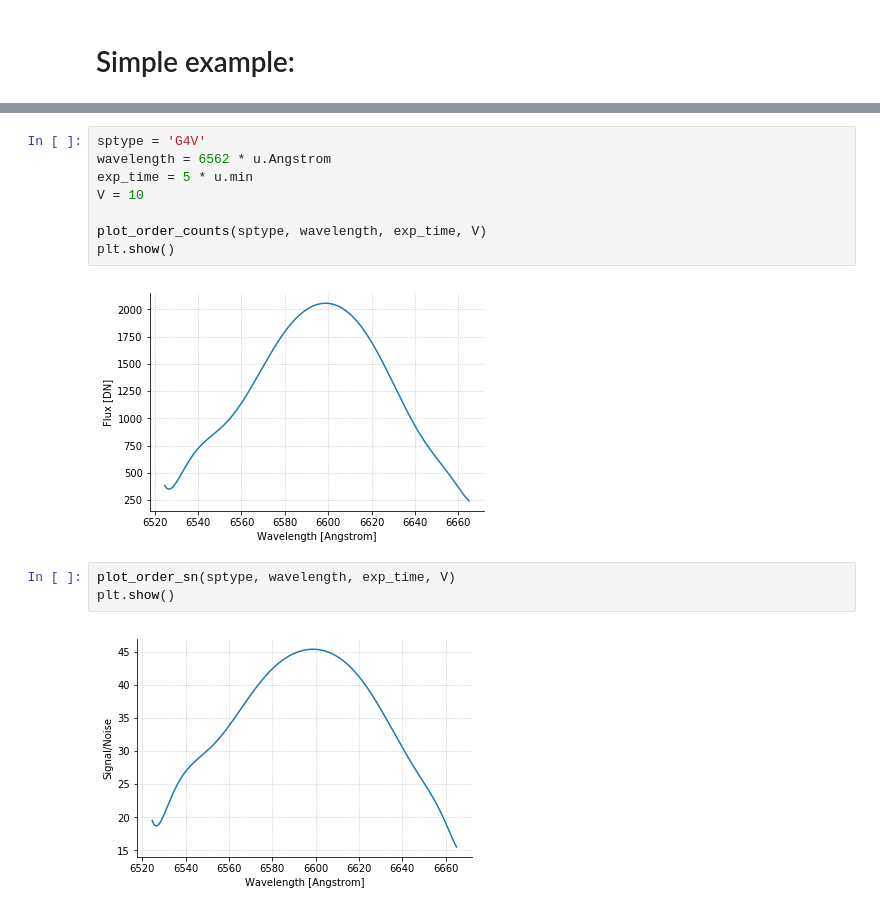
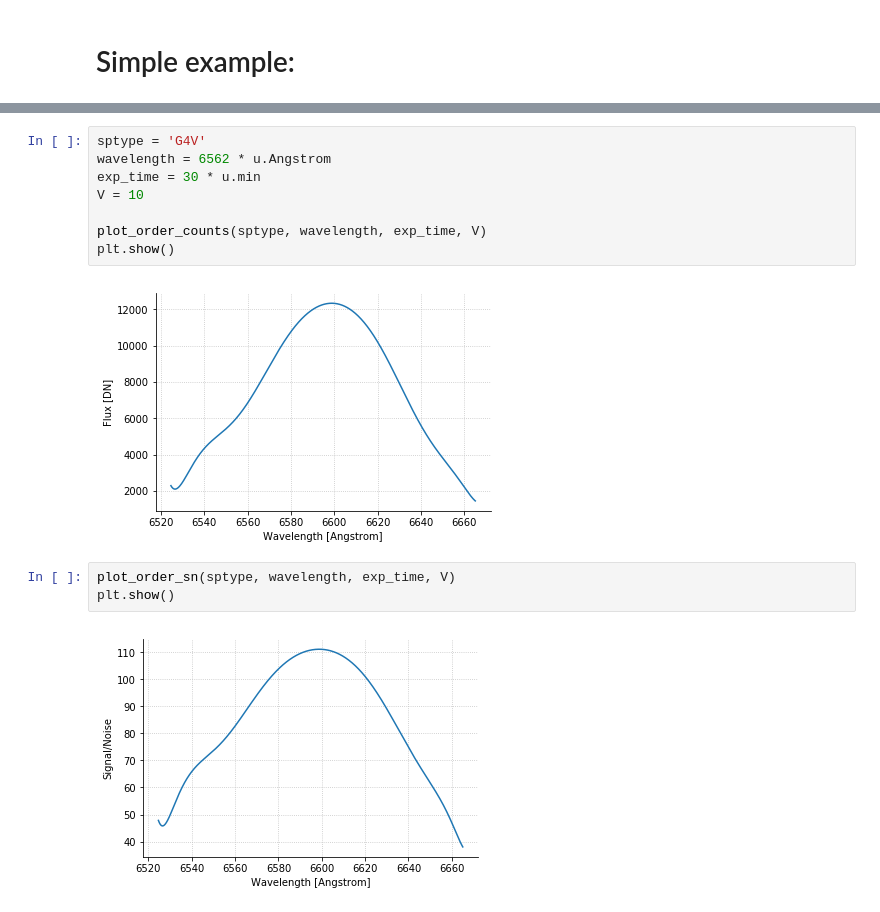
Before and after one commit to tzdwi/ARCES-ETC, a Jupyter notebook: notebooks/example.ipynb, the cells around one changed output, grey strips where cells are left out. Saved outputs shown, nothing was run; the diff lists cells and outputs as text.

```diff
--- a/notebooks/example.ipynb
+++ b/notebooks/example.ipynb
@@ -11,15 +31,15 @@ from arcesetc import plot_order_counts, plot_order_sn
 # %%
 sptype = 'G4V'
 wavelength = 6562 * u.Angstrom
-exp_time = 5 * u.min
+exp_time = 30 * u.min
 V = 10
 
 plot_order_counts(sptype, wavelength, exp_time, V)
 plt.show()
 # %% [output]
-[figure, old version]
+[figure, new version]
 # %%
 plot_order_sn(sptype, wavelength, exp_time, V)
 plt.show()
 # %% [output]
-[figure, old version]
+[figure, new version]
```
Also changed, not shown: parts of 2 cells of this notebook.
